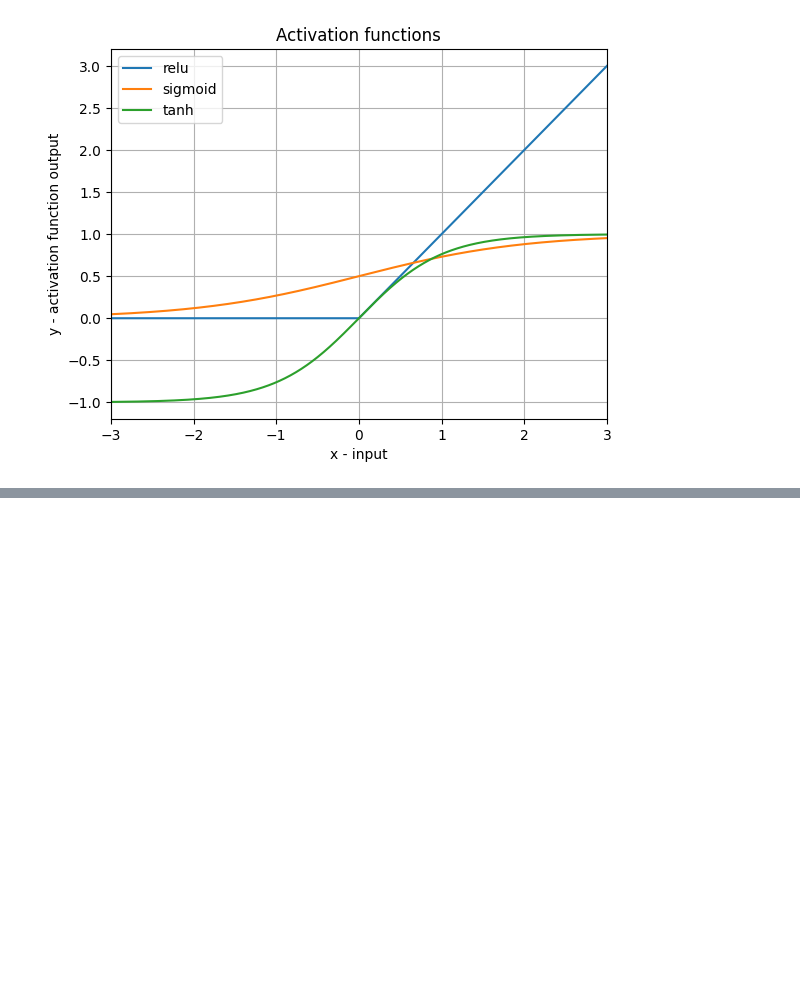
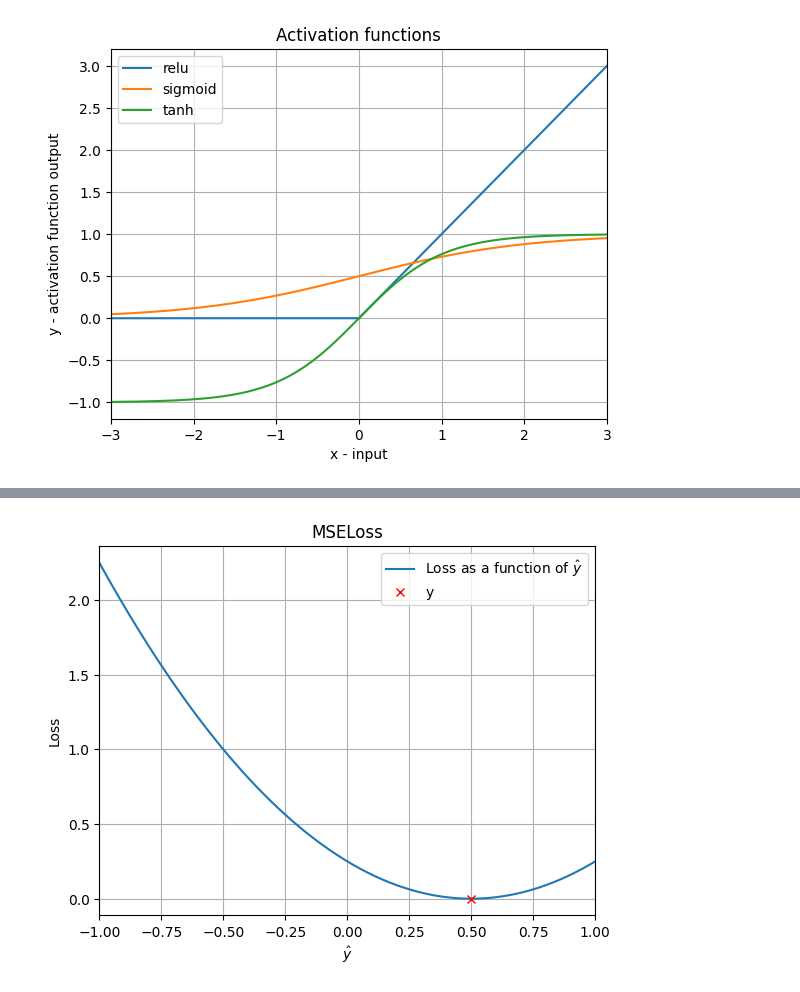
Before and after one commit to szalai-istvan/ai, a Jupyter notebook: deep-understanding-of-deep-learning/06-metaparameters/06-metaparameters.ipynb, the cells around one changed output, grey strips where cells are left out. Cells and saved outputs as stored; diff of their text form; code cells hidden in the pictures; blank space fills up the shorter version.

```diff
--- a/deep-understanding-of-deep-learning/06-metaparameters/06-metaparameters.ipynb
+++ b/deep-understanding-of-deep-learning/06-metaparameters/06-metaparameters.ipynb
@@ -515,0 +527,24 @@ plt.show()
+# %%
+def plotLoss(lossFunctionName: str, y: float, yHatLims: list):
+    lossFunction = getattr(nn, lossFunctionName)()
+    size = int(1 + (yHatLims[1] - yHatLims[0])*100)
+    yHat = torch.linspace(yHatLims[0], yHatLims[1], size)
+    y = torch.tensor(y)
+    losses = np.zeros(size)
+
+    for index,yHatValue in enumerate(yHat):
+        losses[index] = lossFunction(yHatValue, y)
+
+    plt.plot(yHat, losses)
+    plt.plot(y, lossFunction(y, y), 'rx')
+    plt.xlabel(r'$\hat{y}$')
+    plt.ylabel('Loss')
+    plt.title(lossFunctionName)
+    plt.grid()
+    plt.xlim([yHatLims[0], yHatLims[1]])
+    plt.legend([r'Loss as a function of $\hat{y}$', 'y'])
+    plt.show()
+# %%
+plotLoss('MSELoss', y=0.5, yHatLims=[-1, 1])
+# %% [output]
+[figure, added]
```
Also changed, not shown: parts of 12 cells of this notebook.
